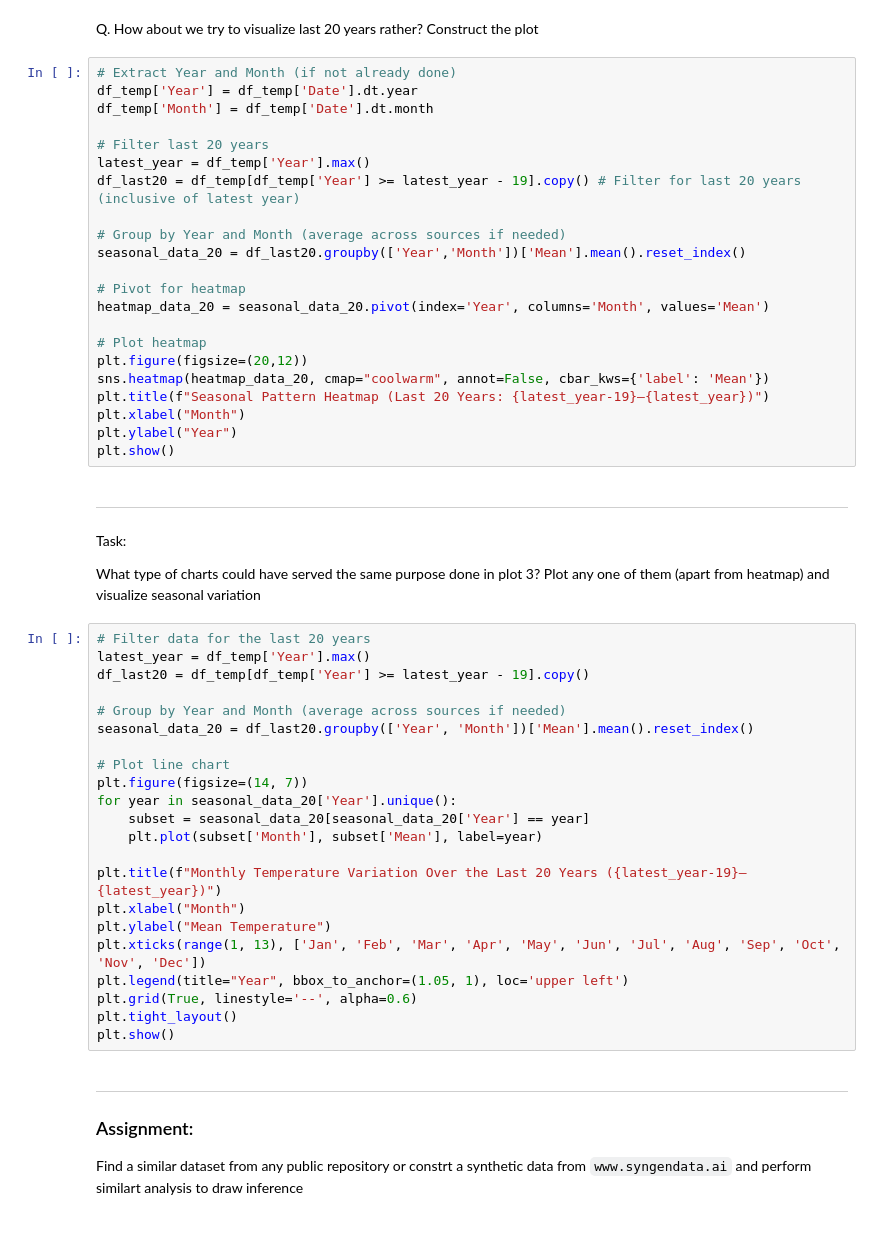
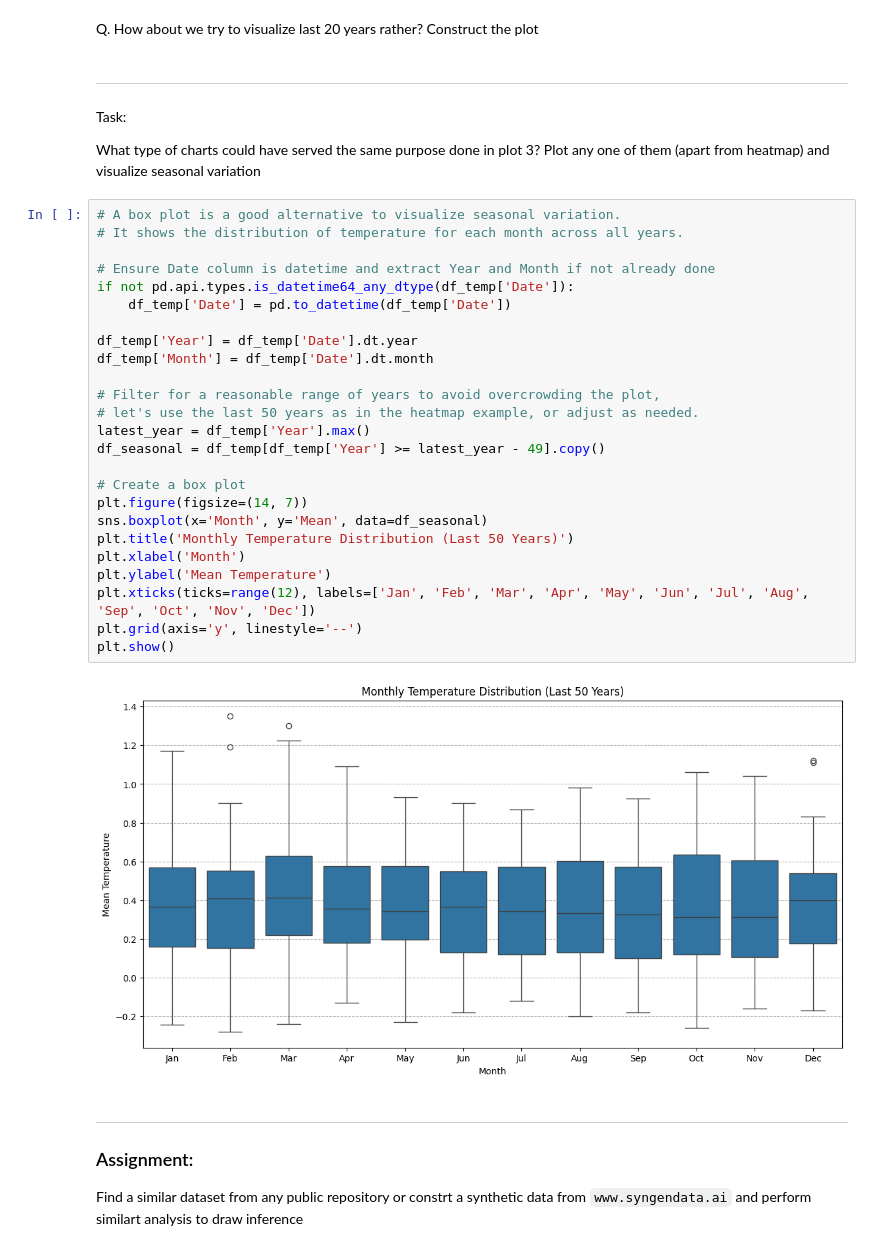
Before and after one commit to Anuragroychowdhury12/GitTest-Anurag-Roy-Chowdhury, a Jupyter notebook: notebook_3_globalTemp/Visualizing_Time_Series_Dataset_Global_Temp_Data.ipynb, the cells around one changed output. Drawn from its saved outputs; the diff is of its cells as text.

```diff
--- a/notebook_3_globalTemp/Visualizing_Time_Series_Dataset_Global_Temp_Data.ipynb
+++ b/notebook_3_globalTemp/Visualizing_Time_Series_Dataset_Global_Temp_Data.ipynb
@@ -257,27 +222,5 @@ plt.show()
 # %% [markdown]
 Q. How about we try to visualize last 20 years rather? Construct the plot
-# %%
-# Extract Year and Month (if not already done)
-df_temp['Year'] = df_temp['Date'].dt.year
-df_temp['Month'] = df_temp['Date'].dt.month
-
-# Filter last 20 years
-latest_year = df_temp['Year'].max()
-df_last20 = df_temp[df_temp['Year'] >= latest_year - 19].copy() # Filter for last 20 years (inclusive of latest year)
-
-# Group by Year and Month (average across sources if needed)
-seasonal_data_20 = df_last20.groupby(['Year','Month'])['Mean'].mean().reset_index()
-
-# Pivot for heatmap
-heatmap_data_20 = seasonal_data_20.pivot(index='Year', columns='Month', values='Mean')
-
-# Plot heatmap
-plt.figure(figsize=(20,12))
-sns.heatmap(heatmap_data_20, cmap="coolwarm", annot=False, cbar_kws={'label': 'Mean'})
-plt.title(f"Seasonal Pattern Heatmap (Last 20 Years: {latest_year-19}–{latest_year})")
-plt.xlabel("Month")
-plt.ylabel("Year")
-plt.show()
 # %% [markdown]
 
 
@@ -286,28 +229,33 @@ plt.show()
 Task:
 
 What type of charts could have served the same purpose done in plot 3? Plot any one of them (apart from heatmap) and visualize seasonal variation
-# %%
-# Filter data for the last 20 years
-latest_year = df_temp['Year'].max()
-df_last20 = df_temp[df_temp['Year'] >= latest_year - 19].copy()
-
-# Group by Year and Month (average across sources if needed)
-seasonal_data_20 = df_last20.groupby(['Year', 'Month'])['Mean'].mean().reset_index()
-
-# Plot line chart
-plt.figure(figsize=(14, 7))
-for year in seasonal_data_20['Year'].unique():
-    subset = seasonal_data_20[seasonal_data_20['Year'] == year]
-    plt.plot(subset['Month'], subset['Mean'], label=year)
-
-plt.title(f"Monthly Temperature Variation Over the Last 20 Years ({latest_year-19}–{latest_year})")
-plt.xlabel("Month")
-plt.ylabel("Mean Temperature")
-plt.xticks(range(1, 13), ['Jan', 'Feb', 'Mar', 'Apr', 'May', 'Jun', 'Jul', 'Aug', 'Sep', 'Oct', 'Nov', 'Dec'])
-plt.legend(title="Year", bbox_to_anchor=(1.05, 1), loc='upper left')
-plt.grid(True, linestyle='--', alpha=0.6)
-plt.tight_layout()
-plt.show()
+# %%
+# A box plot is a good alternative to visualize seasonal variation.
+# It shows the distribution of temperature for each month across all years.
+
+# Ensure Date column is datetime and extract Year and Month if not already done
+if not pd.api.types.is_datetime64_any_dtype(df_temp['Date']):
+    df_temp['Date'] = pd.to_datetime(df_temp['Date'])
+
+df_temp['Year'] = df_temp['Date'].dt.year
+df_temp['Month'] = df_temp['Date'].dt.month
+
+# Filter for a reasonable range of years to avoid overcrowding the plot,
+# let's use the last 50 years as in the heatmap example, or adjust as needed.
+latest_year = df_temp['Year'].max()
+df_seasonal = df_temp[df_temp['Year'] >= latest_year - 49].copy()
+
+# Create a box plot
+plt.figure(figsize=(14, 7))
+sns.boxplot(x='Month', y='Mean', data=df_seasonal)
+plt.title('Monthly Temperature Distribution (Last 50 Years)')
+plt.xlabel('Month')
+plt.ylabel('Mean Temperature')
+plt.xticks(ticks=range(12), labels=['Jan', 'Feb', 'Mar', 'Apr', 'May', 'Jun', 'Jul', 'Aug', 'Sep', 'Oct', 'Nov', 'Dec'])
+plt.grid(axis='y', linestyle='--')
+plt.show()
+# %% [output]
+[figure, added]
 # %% [markdown]
 
 
```
Also changed, not shown: parts of 18 cells of this notebook.
